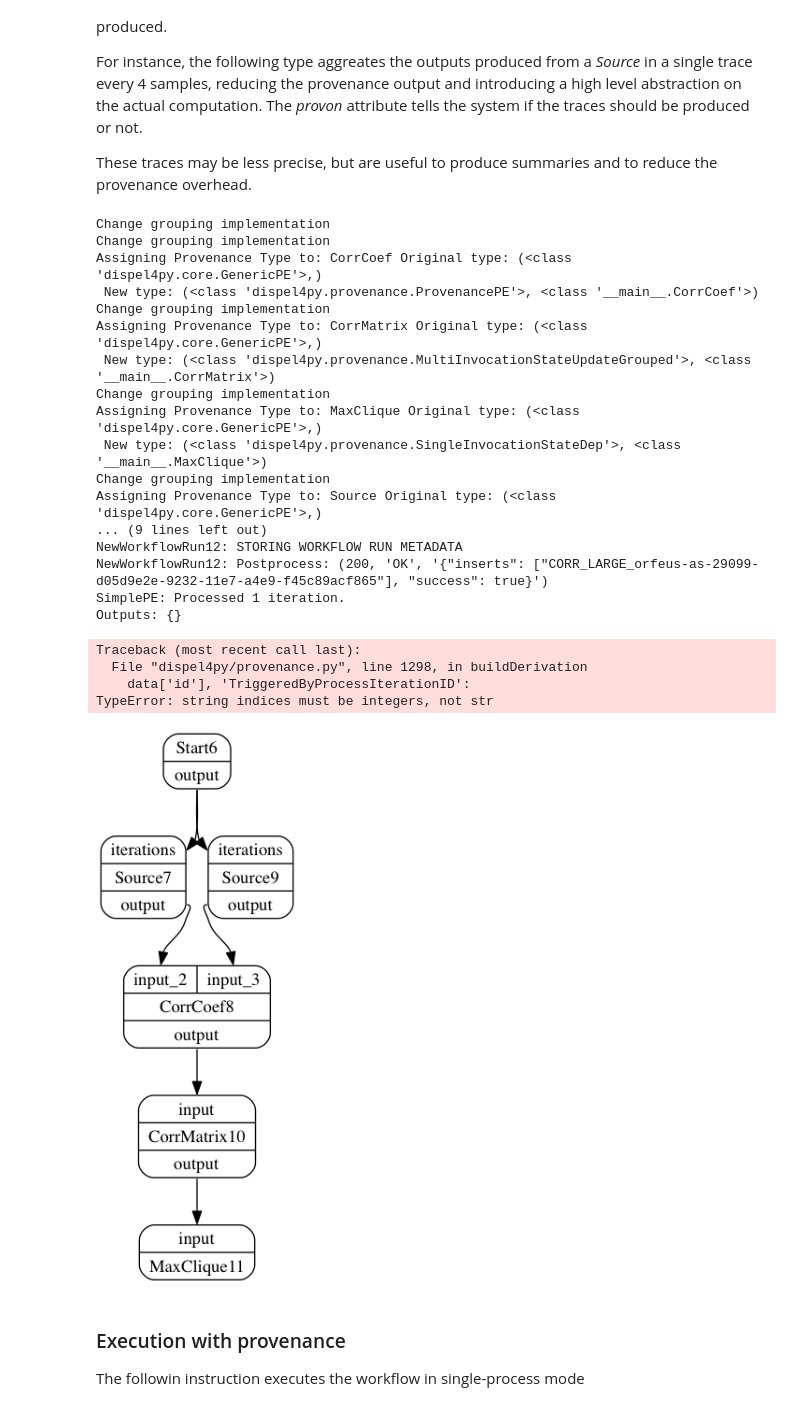
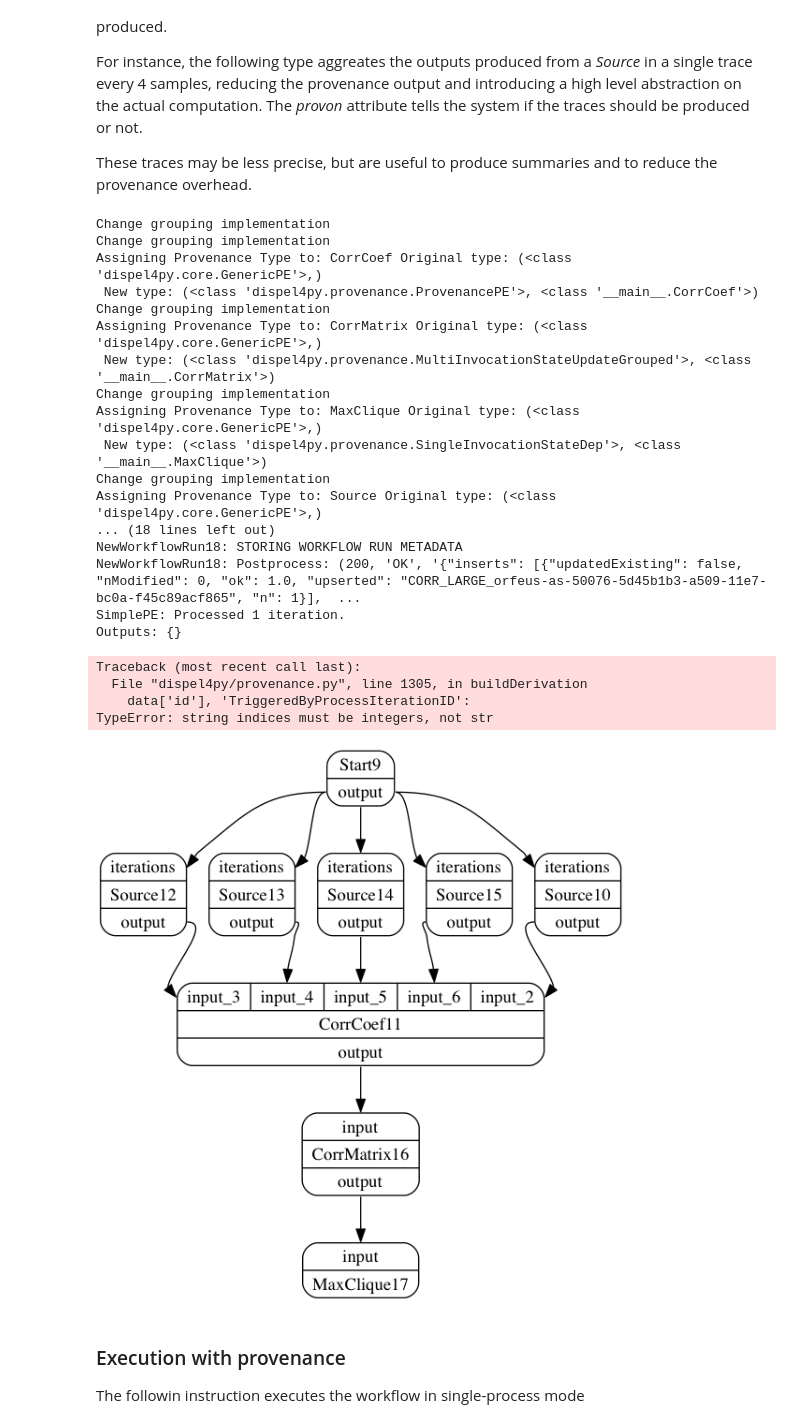
Before and after one commit to dispel4py2-0/Dispel4Py, a Jupyter notebook: d4py-prov-correlation-analysis.ipynb, the cells around one changed output. Cells and saved outputs as stored; diff of their text form; code cells hidden in the pictures.

```diff
--- a/d4py-prov-correlation-analysis.ipynb
+++ b/d4py-prov-correlation-analysis.ipynb
@@ -323,7 +323,7 @@ class CorrCoef(GenericPE):
 Eeach <i>iteration</i> prduces a batch of samples of size <i>batch_size</i> at the specified <i>sampling_rate</i>
 # %%
 
-variables_number=2
+variables_number=5
 sampling_rate=100
 batch_size=3
 iterations=2
@@ -522,7 +528,7 @@ ProvenancePE.PROV_EXPORT_URL='http://127.0.0.1:8082/workflow/export/data/'
 ProvenancePE.PROV_PATH='./prov-files/'
 
 #Size of the provenance bulk before sent to storage or sensor
-ProvenancePE.BULK_SIZE=1
+ProvenancePE.BULK_SIZE=20
 
 #ProvenancePE.REPOS_URL='http://climate4impact.eu/prov/workflow/insert'
 
@@ -548,42 +554,41 @@ def createGraphWithProv():
                      w3c_prov=False,
                      description="provState",
                      workflowName="test_rdwd",
-                     workflowId="xx",
+                     workflowId="!23123",
                      componentsType= {'MaxClique':{'type':(SingleInvocationStateDep,),'state_dep_port':'graph'},
                                       'CorrMatrix':{'type':(MultiInvocationStateUpdateGrouped,)}},
-                                      #'CorrCoef':{'type':(MultiInvocationStateUpdateGrouped,)}},#
-                                       save_mode='service')
+                     save_mode='service')
 
     #
     return graph
 
 
 graph=createGraphWithProv()
 
 display(graph)
 # %% [output]
 Change grouping implementation
 Change grouping implementation
 Assigning Provenance Type to: CorrCoef Original type: (<class 'dispel4py.core.GenericPE'>,)
  New type: (<class 'dispel4py.provenance.ProvenancePE'>, <class '__main__.CorrCoef'>)
 Change grouping implementation
 Assigning Provenance Type to: CorrMatrix Original type: (<class 'dispel4py.core.GenericPE'>,)
  New type: (<class 'dispel4py.provenance.MultiInvocationStateUpdateGrouped'>, <class '__main__.CorrMatrix'>)
 Change grouping implementation
 Assigning Provenance Type to: MaxClique Original type: (<class 'dispel4py.core.GenericPE'>,)
  New type: (<class 'dispel4py.provenance.SingleInvocationStateDep'>, <class '__main__.MaxClique'>)
 Change grouping implementation
 Assigning Provenance Type to: Source Original type: (<class 'dispel4py.core.GenericPE'>,)
-... (9 lines left out)
-NewWorkflowRun12: STORING WORKFLOW RUN METADATA
-NewWorkflowRun12: Postprocess: (200, 'OK', '{"inserts": ["CORR_LARGE_orfeus-as-29099-d05d9e2e-9232-11e7-a4e9-f45c89acf865"], "success": true}')
+... (18 lines left out)
+NewWorkflowRun18: STORING WORKFLOW RUN METADATA
+NewWorkflowRun18: Postprocess: (200, 'OK', '{"inserts": [{"updatedExisting": false, "nModified": 0, "ok": 1.0, "upserted": "CORR_LARGE_orfeus-as-50076-5d45b1b3-a509-11e7-bc0a-f45c89acf865", "n": 1}],  ...
 SimplePE: Processed 1 iteration.
 Outputs: {}
 Traceback (most recent call last):
-  File "dispel4py/provenance.py", line 1298, in buildDerivation
+  File "dispel4py/provenance.py", line 1305, in buildDerivation
     data['id'], 'TriggeredByProcessIterationID':
 TypeError: string indices must be integers, not str
-[figure, old version]
+[figure, new version]
 # %% [markdown]
 ### Execution with provenance
 The followin instruction executes the workflow in single-process mode
```
Also changed, not shown: parts of 4 cells of this notebook, 1 other file.
